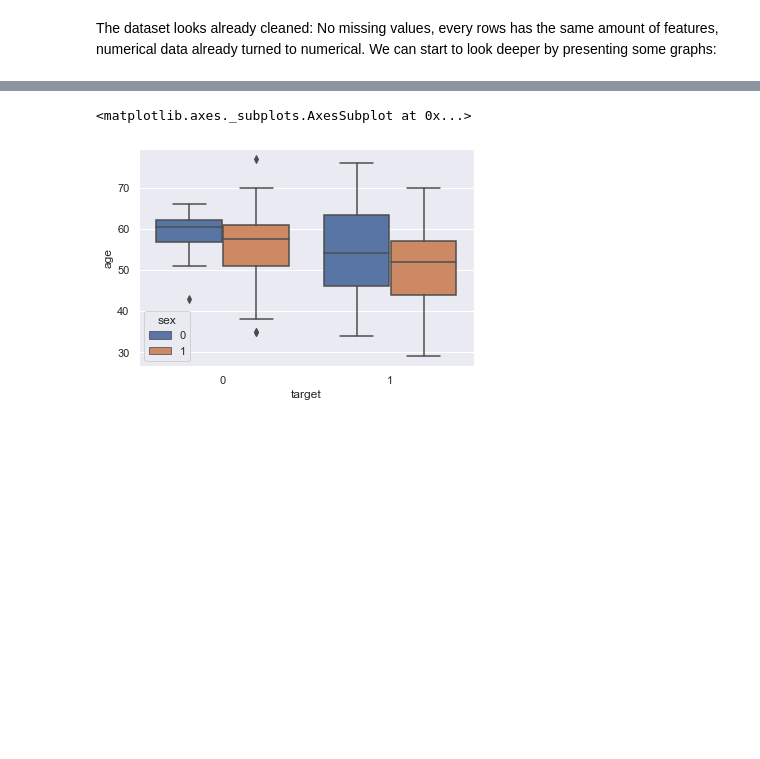
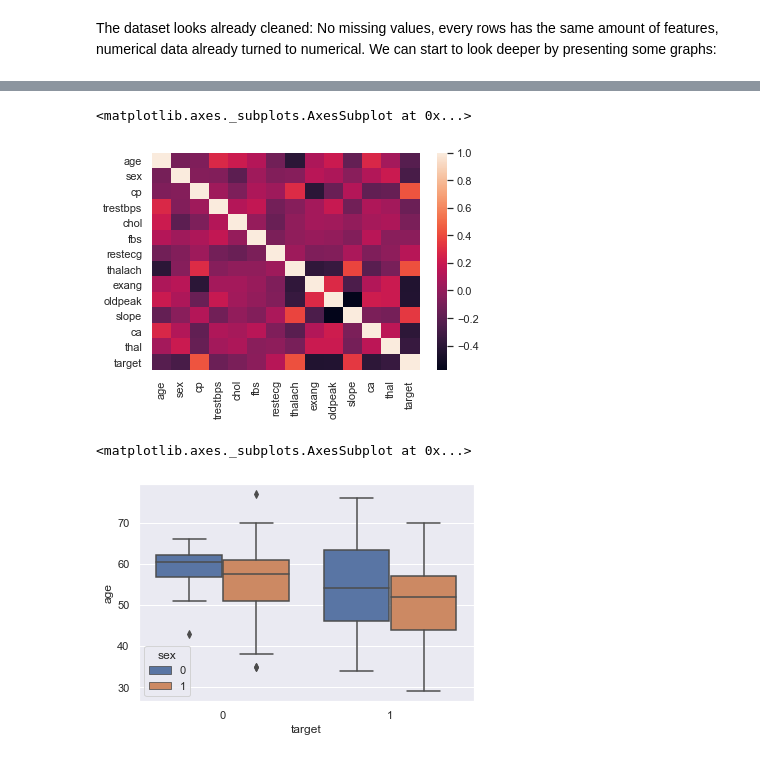
Before and after one commit to TrefleEncornet2/PortFolio, a Jupyter notebook: COVID.ipynb, the cells around one changed output, grey strips where cells are left out. Drawn from its saved outputs; the diff is of its cells as text; code cells hidden in the pictures; blank space fills up the shorter version.

```diff
--- a/COVID.ipynb
+++ b/COVID.ipynb
@@ -325,3 +347,8 @@ sns.set()
+# %%
+sns.heatmap(heart_data.corr())
+# %% [output]
+<matplotlib.axes._subplots.AxesSubplot at 0x...>
+[figure, added]
 # %%
 sns.boxplot(x = 'target',y = 'age', hue ='sex', data=heart_data)
 # %% [output]
```
Also changed, not shown: parts of 8 cells of this notebook.
